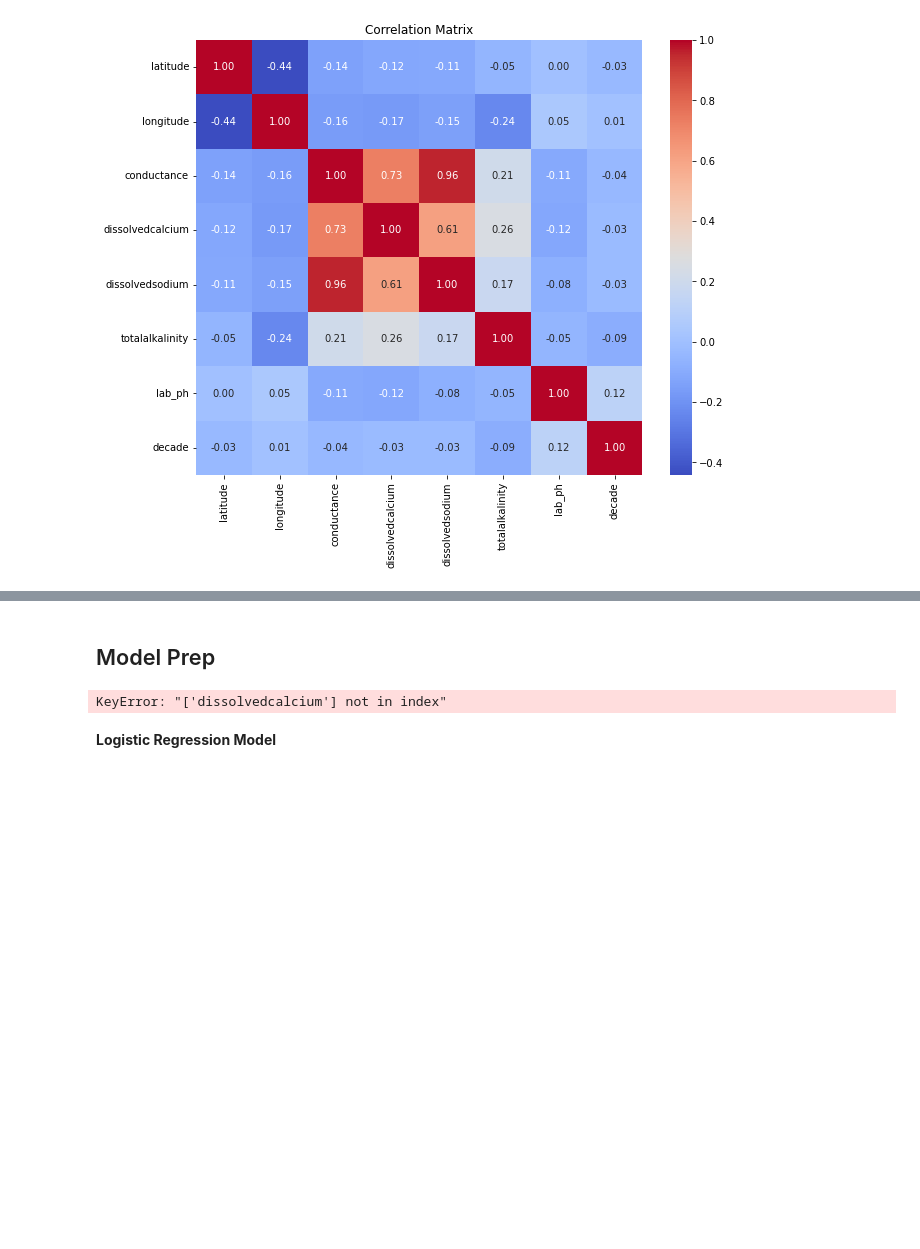
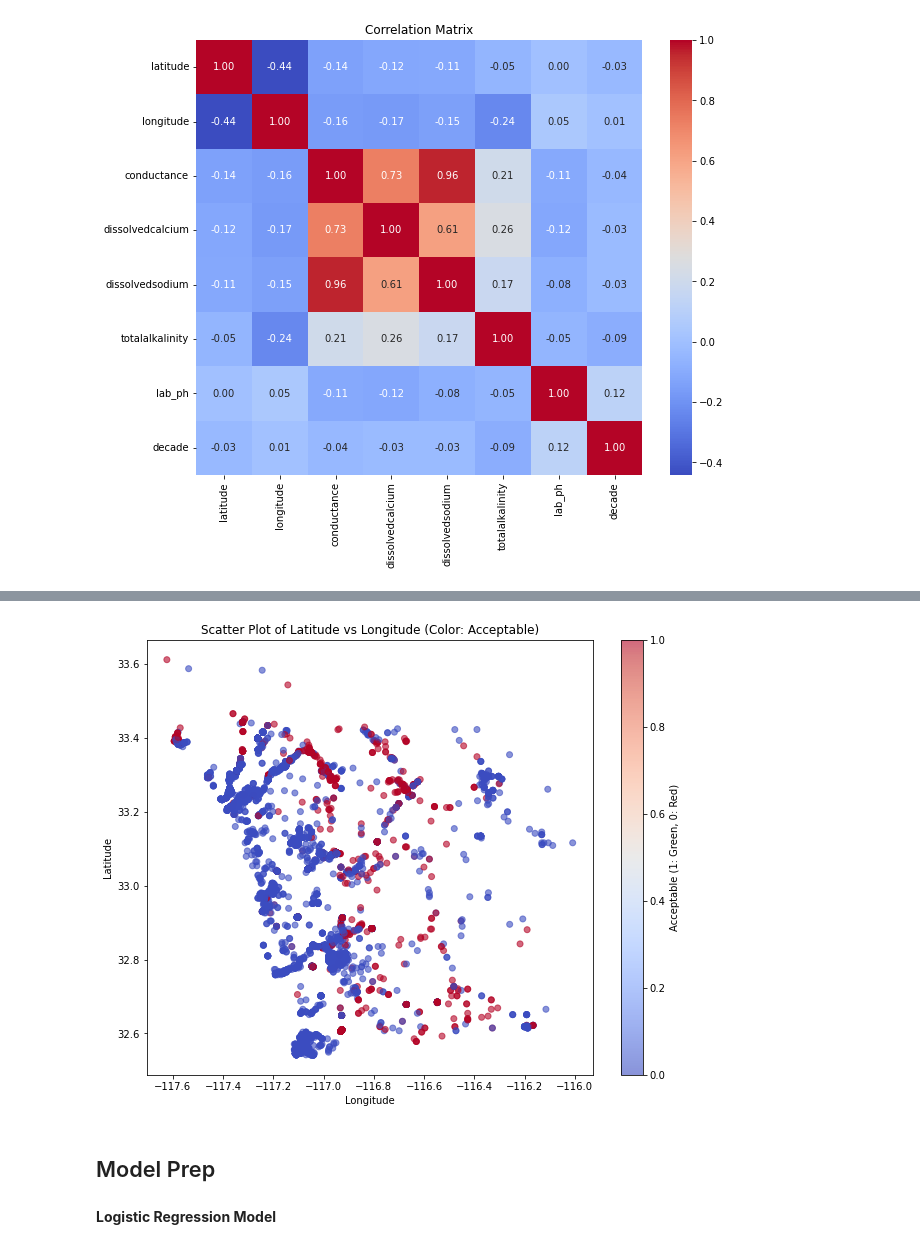
Before and after one commit to vickyvanderwagt/Identifying-Optimal-Location-for-San-Diego-Water-Treatment-Plant, a Jupyter notebook: ADS508-Updated Code.ipynb, the cells around one changed output, grey strips where cells are left out. Cells and saved outputs as stored; diff of their text form; code cells hidden in the pictures; blank space fills up the shorter version.

```diff
--- a/ADS508-Updated Code.ipynb
+++ b/ADS508-Updated Code.ipynb
@@ -1645,0 +1649,23 @@ merged_df_filtered.head()
+# %%
+import numpy as np
+#conductance: 50-800
+#dissolvedsodium: 20-200
+#totalalkalinity:100-300
+#labpH:6.5 to 8.5
+cond_conductance = (merged_df_filtered['conductance'] >= 50) & (merged_df_filtered['conductance'] <= 800)
+cond_dissolvedsodium = (merged_df_filtered['dissolvedsodium'] >= 20) & (merged_df_filtered['dissolvedsodium'] <= 200)
+cond_totalalkalinity = (merged_df_filtered['totalalkalinity'] >= 100) & (merged_df_filtered['totalalkalinity'] <= 300)
+cond_dissolvedcalcium = (merged_df_filtered['dissolvedcalcium'] >= 0) & (merged_df_filtered['dissolvedcalcium'] <= 200) #double check this value
+
+cond_ph = (merged_df_filtered['lab_ph'] >= 6.5) & (merged_df_filtered['lab_ph'] <= 8.5)
+
+# Create the 'acceptable' column
+merged_df_filtered['acceptable'] = np.where(cond_conductance & cond_dissolvedsodium & cond_totalalkalinity & cond_dissolvedcalcium, 1, 0)
+
+# Display the updated dataframe
+merged_df_filtered.head()
+
+counts = merged_df_filtered['acceptable'].value_counts()
+print(counts)
+
+merged_df_filtered.head()
@@ -1646,19 +1682,33 @@ merged_df_filtered.head()
+# %%
+import matplotlib.pyplot as plt
+import numpy as np
+
+# Create a scatter plot
+plt.figure(figsize=(10, 8))
+scatter = plt.scatter(merged_df_filtered['longitude'], merged_df_filtered['latitude'],
+                      c=merged_df_filtered['acceptable'], cmap='coolwarm', alpha=0.6)
+
+# Add a colorbar
+plt.colorbar(scatter, label='Acceptable (1: Green, 0: Red)')
+
+# Add labels and title
+plt.xlabel('Longitude')
+plt.ylabel('Latitude')
+plt.title('Scatter Plot of Latitude vs Longitude (Color: Acceptable)')
+
+# Show plot
+plt.show()
+# %% [output]
+[figure, added]
 # %% [markdown]
 ## Model Prep
 # %%
 # Extract features and target variable
-X = merged_df_filtered[['conductance', 'dissolvedcalcium','dissolvedsodium']]
-y = merged_df_filtered[['totalalkalinity']]  # Adjust column names as needed
+X = merged_df_filtered[['latitude','longitude']]
+y = merged_df_filtered[['acceptable']]  # Adjust column names as needed
 
 # Split the data into training, validation, and test sets
 X_train, X_temp, y_train, y_temp = train_test_split(X, y, test_size=0.2, random_state=42)
 X_val, X_test, y_val, y_test = train_test_split(X_temp, y_temp, test_size=0.5, random_state=42)
-
-# Reshape y into a 1D array
-#y_train_1d = y_train.values.ravel()
-#y_val_1d = y_val.values.ravel()
-#y_test_1d = y_test.values.ravel()
-# %% [output]
-KeyError: "['dissolvedcalcium'] not in index"
 # %% [markdown]
 **Logistic Regression Model**
```
Also changed, not shown: parts of 10 cells of this notebook.
